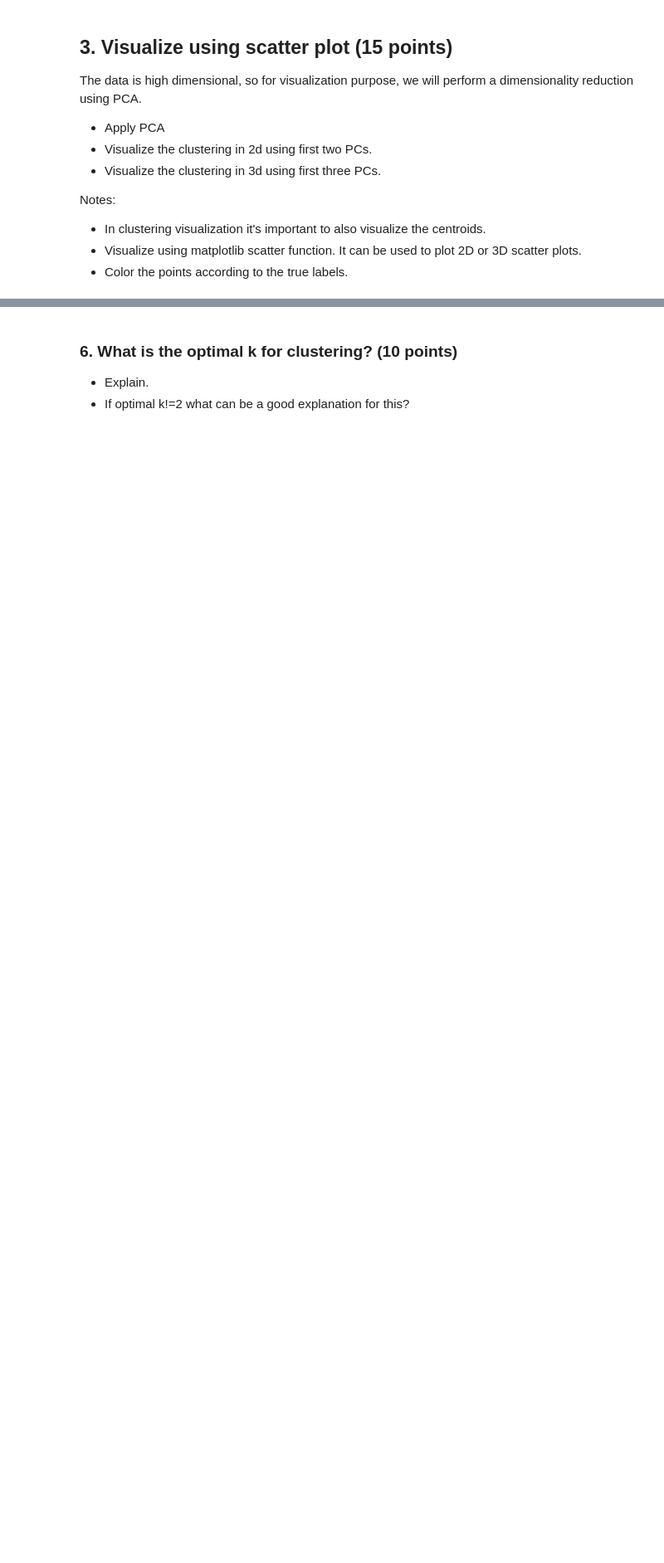
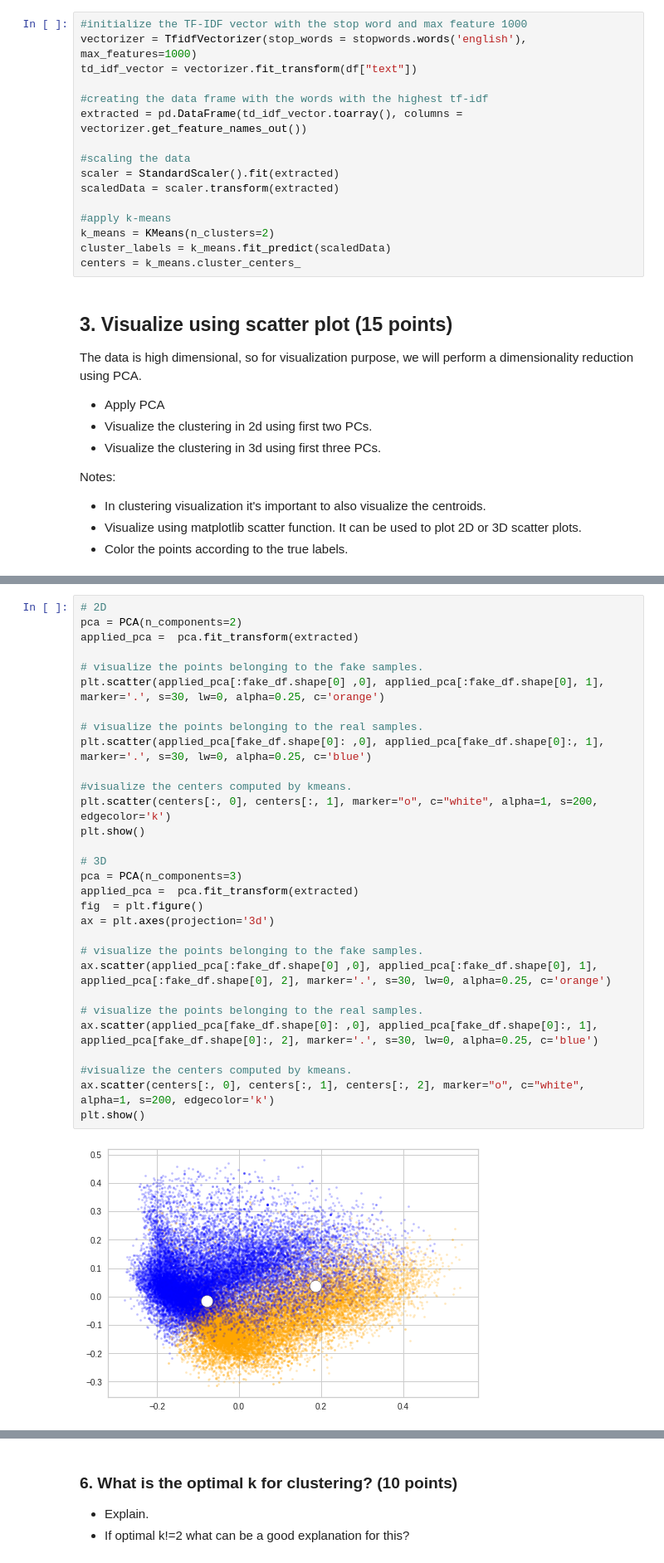
Before and after one commit to ShayHav/MachineLearning, a Jupyter notebook: Ex1.ipynb, the cells around one changed output, grey strips where cells are left out. Shown: that part at 83% size. Saved outputs shown, nothing was run; the diff lists cells and outputs as text; blank space fills up the shorter version.

```diff
--- a/Ex1.ipynb
+++ b/Ex1.ipynb
@@ -112,3 +112,19 @@ print(df)
+# %%
+#initialize the TF-IDF vector with the stop word and max feature 1000
+vectorizer = TfidfVectorizer(stop_words = stopwords.words('english'), max_features=1000)
+td_idf_vector = vectorizer.fit_transform(df["text"])
+
+#creating the data frame with the words with the highest tf-idf
+extracted = pd.DataFrame(td_idf_vector.toarray(), columns = vectorizer.get_feature_names_out())
+
+#scaling the data
+scaler = StandardScaler().fit(extracted)
+scaledData = scaler.transform(extracted)
+
+#apply k-means
+k_means = KMeans(n_clusters=2)
+cluster_labels = k_means.fit_predict(scaledData)
+centers = k_means.cluster_centers_
 # %% [markdown]
 ## 3. Visualize using scatter plot (15 points)
 The data is high dimensional, so for visualization purpose, we will perform a dimensionality reduction using PCA.
@@ -126,0 +141,32 @@ Notes:
+# %%
+# 2D
+pca = PCA(n_components=2)
+applied_pca =  pca.fit_transform(extracted)
+
+# visualize the points belonging to the fake samples.
+plt.scatter(applied_pca[:fake_df.shape[0] ,0], applied_pca[:fake_df.shape[0], 1], marker='.', s=30, lw=0, alpha=0.25, c='orange')
+
+# visualize the points belonging to the real samples.
+plt.scatter(applied_pca[fake_df.shape[0]: ,0], applied_pca[fake_df.shape[0]:, 1], marker='.', s=30, lw=0, alpha=0.25, c='blue')
+
+#visualize the centers computed by kmeans.
+plt.scatter(centers[:, 0], centers[:, 1], marker="o", c="white", alpha=1, s=200, edgecolor='k')
+plt.show()
+
+# 3D
+pca = PCA(n_components=3)
+applied_pca =  pca.fit_transform(extracted)
+fig  = plt.figure()
+ax = plt.axes(projection='3d')
+
+# visualize the points belonging to the fake samples.
+ax.scatter(applied_pca[:fake_df.shape[0] ,0], applied_pca[:fake_df.shape[0], 1], applied_pca[:fake_df.shape[0], 2], marker='.', s=30, lw=0, alpha=0.25, c='orange')
+
+# visualize the points belonging to the real samples.
+ax.scatter(applied_pca[fake_df.shape[0]: ,0], applied_pca[fake_df.shape[0]:, 1], applied_pca[fake_df.shape[0]:, 2], marker='.', s=30, lw=0, alpha=0.25, c='blue')
+
+#visualize the centers computed by kmeans.
+ax.scatter(centers[:, 0], centers[:, 1], centers[:, 2], marker="o", c="white", alpha=1, s=200, edgecolor='k')
+plt.show()
+# %% [output]
+[figure, added]
```
Also changed, not shown: parts of 20 cells of this notebook.
